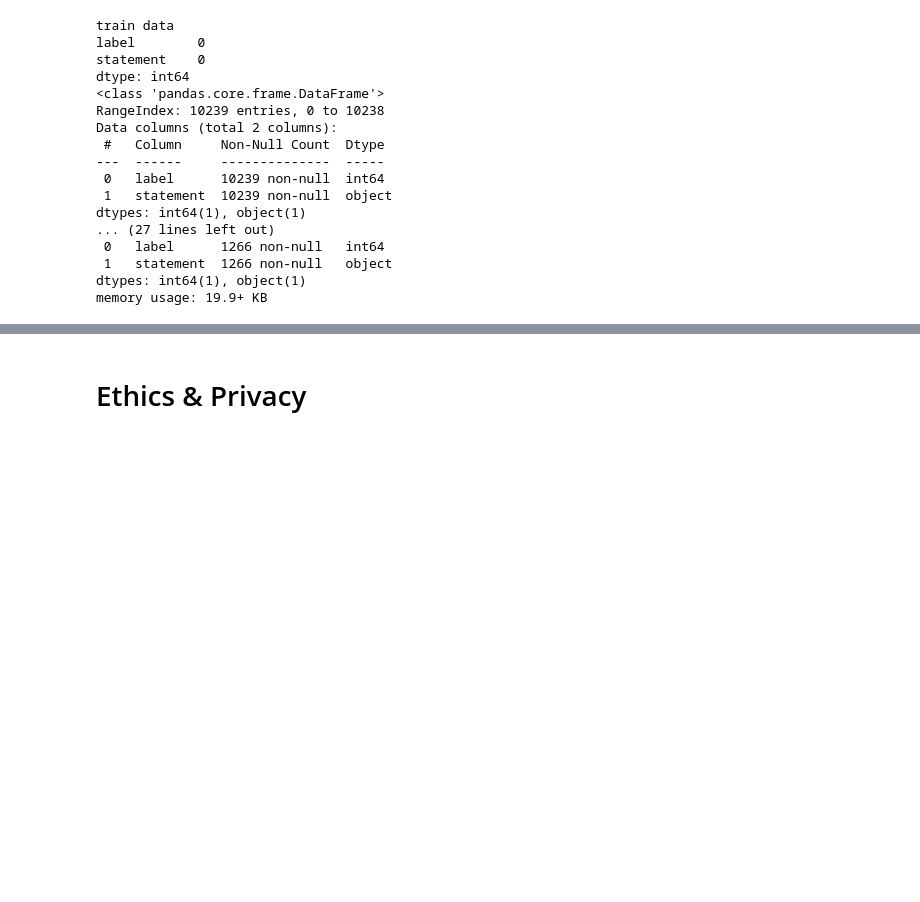
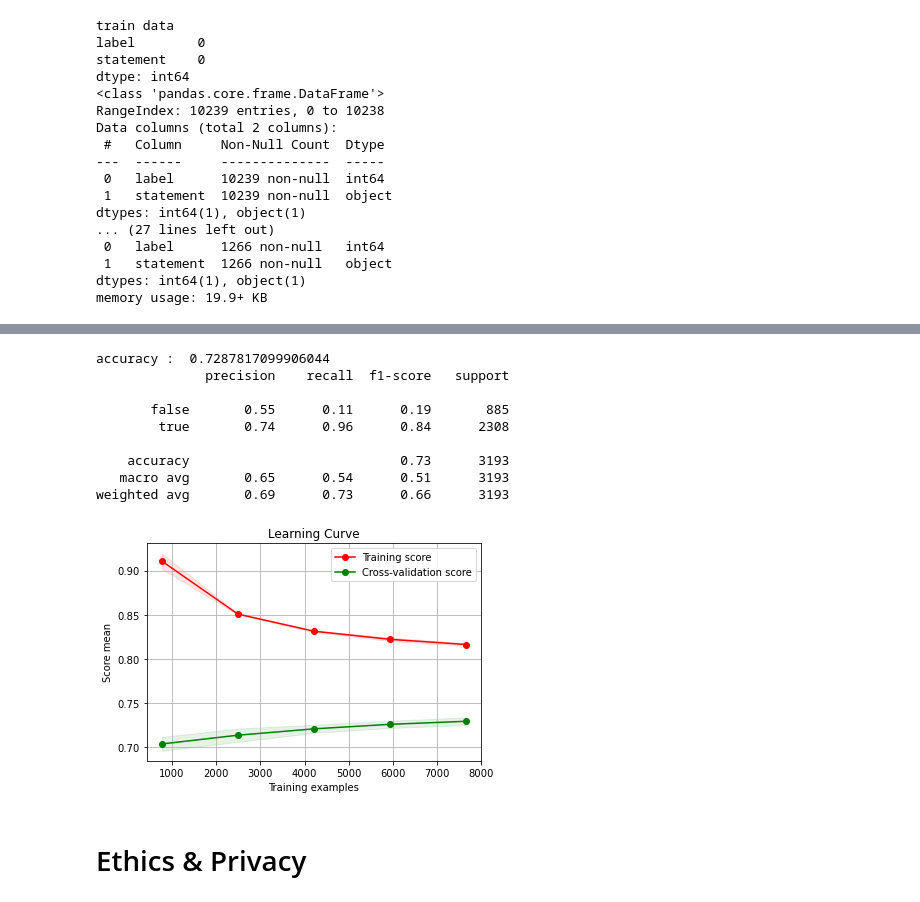
Before and after one commit to COGS118A/Group011-Wi23, a Jupyter notebook: CheckpointGroup011-Wi23.ipynb, the cells around one changed output, grey strips where cells are left out. Cells and saved outputs as stored; diff of their text form; code cells hidden in the pictures; blank space fills up the shorter version.

```diff
--- a/CheckpointGroup011-Wi23.ipynb
+++ b/CheckpointGroup011-Wi23.ipynb
@@ -302,3 +472,19 @@ memory usage: 19.9+ KB
+# %%
+# linear svm with hinge loss
+acc, table = classification(model_svm, X, y)
+print("accuracy : ",acc)
+print(table)
+# %% [output]
+accuracy :  0.7287817099906044
+              precision    recall  f1-score   support
+
+       false       0.55      0.11      0.19       885
+        true       0.74      0.96      0.84      2308
+
+    accuracy                           0.73      3193
+   macro avg       0.65      0.54      0.51      3193
+weighted avg       0.69      0.73      0.66      3193
+[figure, added]
 # %% [markdown]
 # Ethics & Privacy
 # %% [markdown]
```
Also changed, not shown: parts of 11 cells of this notebook.
